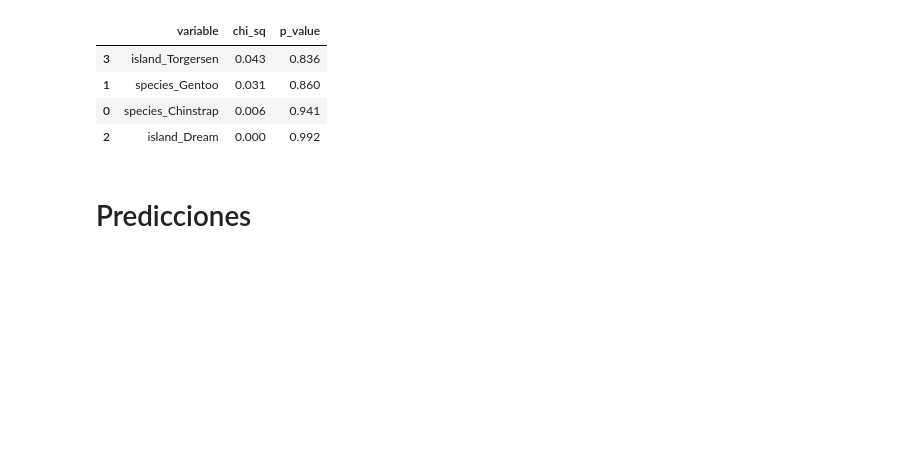
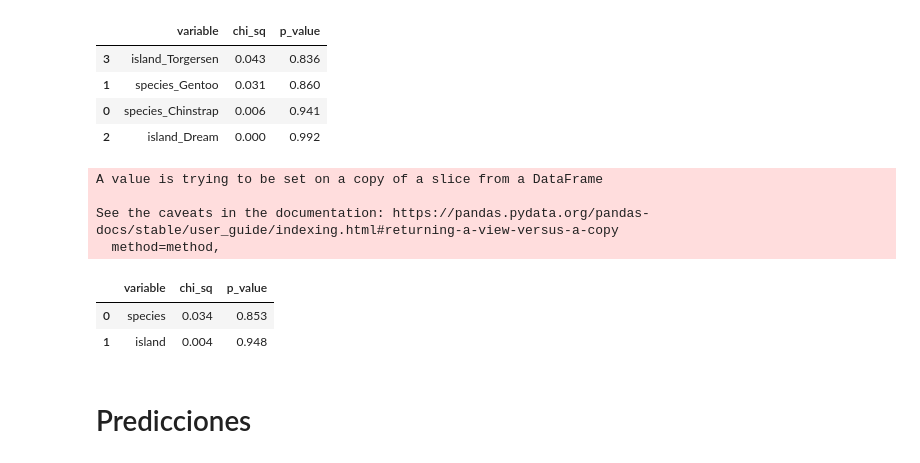
Before and after one commit to IEXE-Tec/aprendizaje-maquina-2, a Jupyter notebook: 01_seleccion_de_variables.ipynb, the cells around one changed output. Saved outputs shown, nothing was run; the diff lists cells and outputs as text; code cells hidden in the pictures; blank space fills up the shorter version.

```diff
--- a/01_seleccion_de_variables.ipynb
+++ b/01_seleccion_de_variables.ipynb
@@ -120,6 +120,26 @@ chi_values.sort_values(ascending=True, by='p_value').round(3)
 | 1 | species_Gentoo | 0.031 | 0.860 |
 | 0 | species_Chinstrap | 0.006 | 0.941 |
 | 2 | island_Dream | 0.000 | 0.992 |
+# %%
+catv = [c for c in penguins.columns if ('island' in c)|('species' in c)]
+X = penguins[catv]
+y = penguins['sex']
+# Encode categorical columns to numbers
+X.replace({'Torgersen':0, 'Biscoe':1, 'Dream':2}, inplace=True)
+X.replace({'Adelie':0, 'Chinstrap':1, 'Gentoo':2}, inplace=True)
+# Independence Test
+chi_sq, p_val = chi2(X,y)
+chi_values = pd.DataFrame.from_dict({'variable':X.columns,
+                        'chi_sq':chi_sq, 'p_value':p_val})
+chi_values.sort_values(ascending=True, by='p_value').round(3)
+# %% [output]
+A value is trying to be set on a copy of a slice from a DataFrame
+
+See the caveats in the documentation: https://pandas.pydata.org/pandas-docs/stable/user_guide/indexing.html#returning-a-view-versus-a-copy
+  method=method,
+|  | variable | chi_sq | p_value |
+| 0 | species | 0.034 | 0.853 |
+| 1 | island | 0.004 | 0.948 |
 # %% [markdown]
 # Predicciones
 # %%
```
Also changed, not shown: parts of 4 cells of this notebook.
